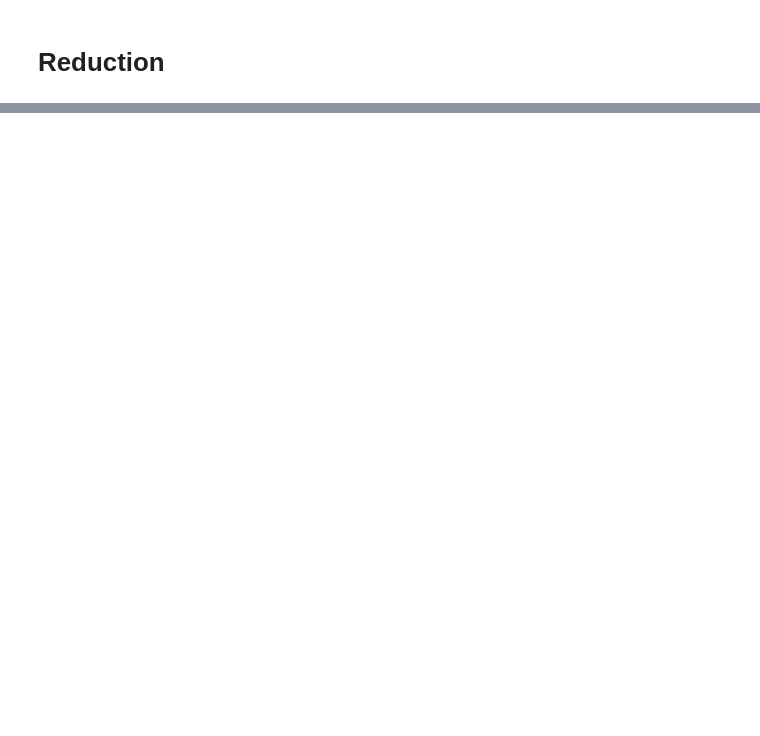
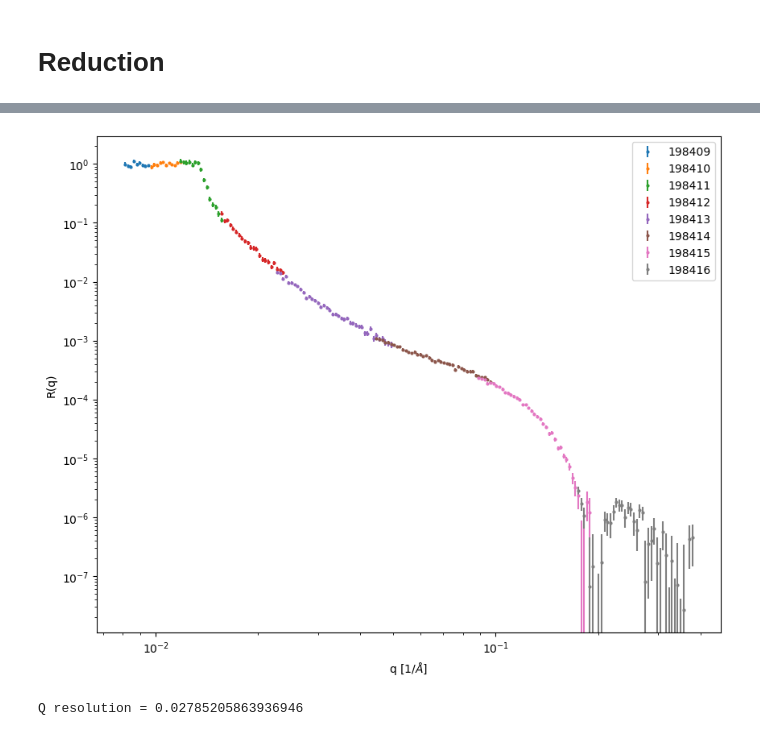
Before and after one commit to neutrons/LiquidsReflectometer, a Jupyter notebook: reduction/notebooks/example.ipynb, the cells around one changed output, grey strips where cells are left out. Cells and saved outputs as stored; diff of their text form; code cells hidden in the pictures; blank space fills up the shorter version.

```diff
--- a/reduction/notebooks/example.ipynb
+++ b/reduction/notebooks/example.ipynb
@@ -286,0 +38,66 @@ Q resolution = 0.02738351655529674
+# %%
+importlib.reload(template)
+importlib.reload(event_reduction)
+
+data_dir = os.path.expanduser('~/git/LiquidsReflectometer/reduction/data')
+template_path = os.path.join(data_dir, 'template.xml')
+
+#qz_mid, refl, d_refl = template.process_from_template(run_number, template_path)
+pre_cut = 1
+post_cut = 1
+
+qz_all = []
+refl_all = []
+d_refl_all = []
+
+first_run = None
+
+fig, ax = plt.subplots(figsize=(10,8))
+
+first_run = None
+resolution = 0.028
+
+
+for run_number in range(198409, 198417):
+
+    print('\n%s' % run_number)
+    ws_sc = api.Load("REF_L_%s" % run_number)
+    qz_mid, refl, d_refl = template.process_from_template_ws(ws_sc, template_path)
+
+    if first_run is None:
+        first_run = run_number
+        resolution = event_reduction.compute_resolution(ws_sc)
+
+    idx = np.fabs(refl) > 0
+    qz_mid = qz_mid[idx][pre_cut:-post_cut]
+    refl = refl[idx][pre_cut:-post_cut]
+    d_refl = d_refl[idx][pre_cut:-post_cut]
+
+    plt.errorbar(qz_mid, refl, yerr=d_refl, markersize=4, marker='.', linestyle='', label=run_number)
+
+    for i in range(len(qz_mid)-1, -1, -1):
+        qz_all.append(qz_mid[i])
+        refl_all.append(refl[i])
+        d_refl_all.append(d_refl[i])
+
+qz_all = np.asarray(qz_all)
+refl_all = np.asarray(refl_all)
+d_refl_all = np.asarray(d_refl_all)
+idx = np.argsort(qz_all)
+
+qz_all = np.take_along_axis(qz_all, idx, axis=None)
+refl_all = np.take_along_axis(refl_all, idx, axis=None)
+d_refl_all = np.take_along_axis(d_refl_all, idx, axis=None)
+
+
+plt.legend()
+plt.xlabel('q [$1/\AA$]')
+plt.ylabel('R(q)')
+ax.set_yscale('log')
+ax.set_xscale('log')
+plt.show()
+
+
+
+print("Q resolution = %s" % resolution)
+# %% [output]
@@ -287 +121,3 @@ Q resolution = 0.02738351655529674
+[figure, added]
+Q resolution = 0.02785205863936946
 # %%
```
Also changed, not shown: parts of 16 cells of this notebook, 3 other files.
